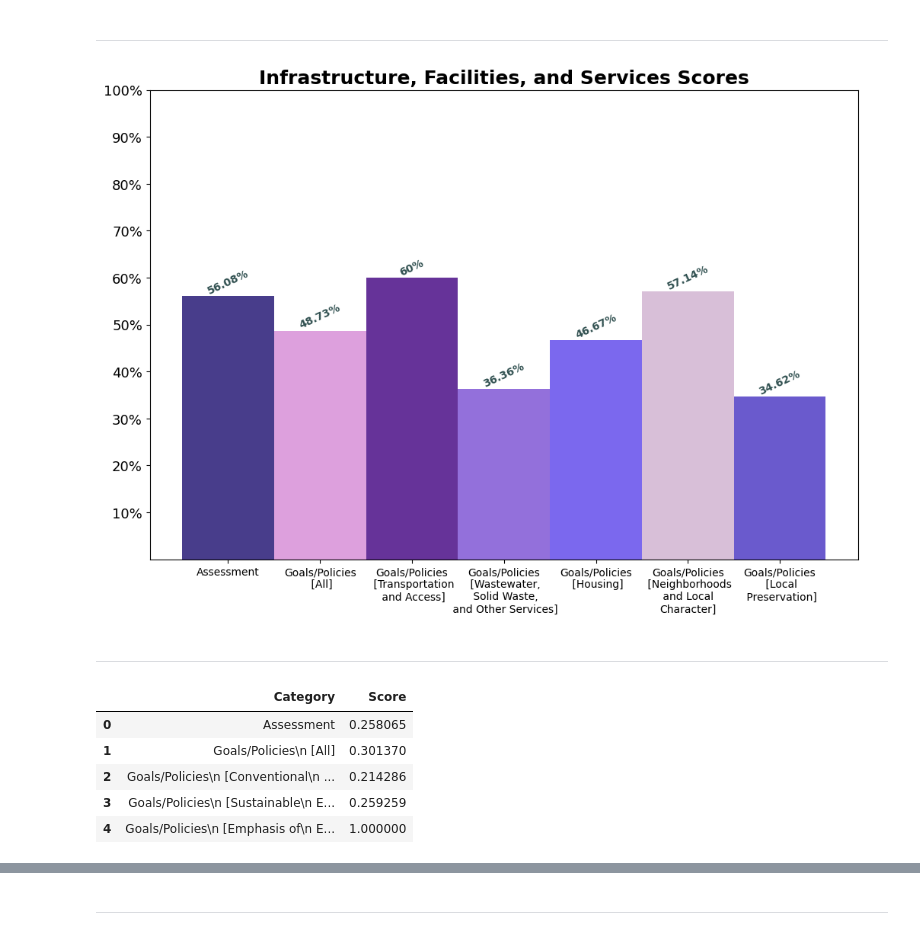
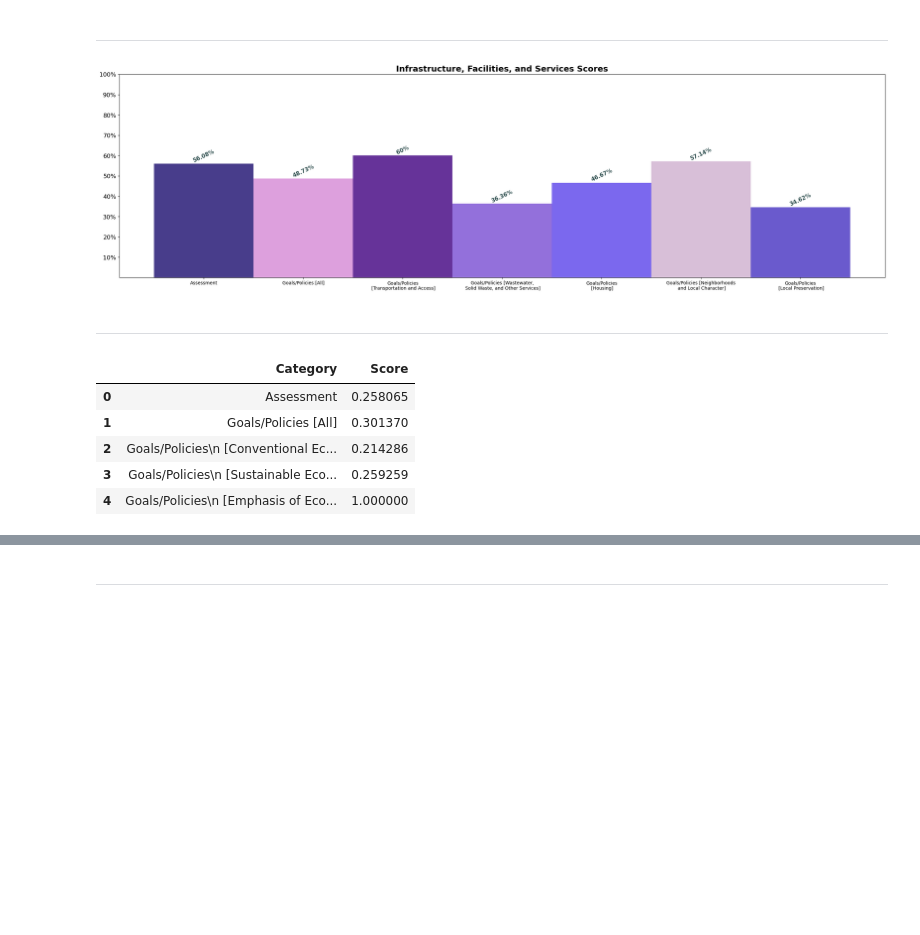
Before and after one commit to baileymccluresinger/UAPP703_2024, a Jupyter notebook: UAPP706_Project.ipynb, the cells around one changed output, grey strips where cells are left out. Drawn from its saved outputs; the diff is of its cells as text; code cells hidden in the pictures; blank space fills up the shorter version.

```diff
--- a/UAPP706_Project.ipynb
+++ b/UAPP706_Project.ipynb
@@ -801,33 +801,33 @@ plt.show();
 # %% [markdown]
 ---
 # %%
-cat5_arr = pd.DataFrame(['Assessment', 'Goals/Policies\n [All]', 'Goals/Policies\n [Transportation\n and Access]', 'Goals/Policies\n [Wastewater,\n Solid Waste,\n and Other Services]', 'Goals/Policies\n [Housing]', 'Goals/Policies\n [Neighborhoods\n and Local \nCharacter]', 'Goals/Policies\n [Local\n Preservation]'], columns=["Category"])
+cat5_arr = pd.DataFrame(['Assessment', 'Goals/Policies [All]', 'Goals/Policies\n [Transportation and Access]', 'Goals/Policies [Wastewater,\n Solid Waste, and Other Services]', 'Goals/Policies\n [Housing]', 'Goals/Policies [Neighborhoods\n and Local Character]', 'Goals/Policies\n [Local Preservation]'], columns=["Category"])
 cat5_arr['Score'] = [cat5_assess_score, cat5_goals_score, cat5_goals1_score, cat5_goals2_score, cat5_goals3_score, cat5_goals4_score, cat5_goals5_score]
 # %%
 cat5_colors = ['darkslateblue', 'plum', 'Rebeccapurple', 'mediumpurple', 'mediumslateblue', 'thistle', 'slateblue']
 cat5_percentages = ['56.08%','48.73%', '60%', '36.36%', '46.67%', '57.14%', '34.62%']
 # %%
-plt.figure(figsize=(12,8))
+plt.figure(figsize=(30,8))
 figure = plt.bar(cat5_arr['Category'], cat5_arr['Score'], color=cat5_colors, width=1.0)
 plt.xticks(cat5_arr['Category'], cat5_arr['Category'], fontsize=10, rotation=0);
 plt.yticks([0.1,0.2,0.3,0.4,0.5,0.6,0.7,0.8,0.9,1.0], scores, fontsize=13);
 plt.title("Infrastructure, Facilities, and Services Scores", fontsize=18, fontweight='bold');
-plt.bar_label(figure, cat5_percentages, label_type='edge', fontsize=10, color='darkslategrey', fontweight='bold',rotation=25);
+plt.bar_label(figure, cat5_percentages, label_type='edge', fontsize=12, color='darkslategrey', fontweight='bold',rotation=25);
 # %% [output]
-[figure, old version]
+[figure, new version]
 # %% [markdown]
 ---
 # %%
-cat6_arr = pd.DataFrame(['Assessment', 'Goals/Policies\n [All]', 'Goals/Policies\n [Conventional\n Economic\n Development]', 'Goals/Policies\n [Sustainable\n Economic\n Development]', 'Goals/Policies\n [Emphasis of\n Economic\n Development]'], columns=["Category"])
+cat6_arr = pd.DataFrame(['Assessment', 'Goals/Policies [All]', 'Goals/Policies\n [Conventional Economic Development]', 'Goals/Policies\n [Sustainable Economic Development]', 'Goals/Policies\n [Emphasis of Economic Development]'], columns=["Category"])
 cat6_arr['Score'] = [cat6_assess_score, cat6_goals_score, cat6_goals1_score, cat6_goals2_score, cat6_goals3_score,]
 cat6_arr
 # %% [output]
 |  | Category | Score |
 | 0 | Assessment | 0.258065 |
-| 1 | Goals/Policies\n [All] | 0.301370 |
-| 2 | Goals/Policies\n [Conventional\n ... | 0.214286 |
-| 3 | Goals/Policies\n [Sustainable\n E... | 0.259259 |
-| 4 | Goals/Policies\n [Emphasis of\n E... | 1.000000 |
+| 1 | Goals/Policies [All] | 0.301370 |
+| 2 | Goals/Policies\n [Conventional Ec... | 0.214286 |
+| 3 | Goals/Policies\n [Sustainable Eco... | 0.259259 |
+| 4 | Goals/Policies\n [Emphasis of Eco... | 1.000000 |
 # %%
 cat6_colors = ['khaki', 'goldenrod', 'gold', 'darkgoldenrod', 'palegoldenrod']
 cat6_percentages = ['25.81%','30.14%', '21.43%', '25.93%', '100%']
```
Also changed, not shown: parts of 3 cells of this notebook.
